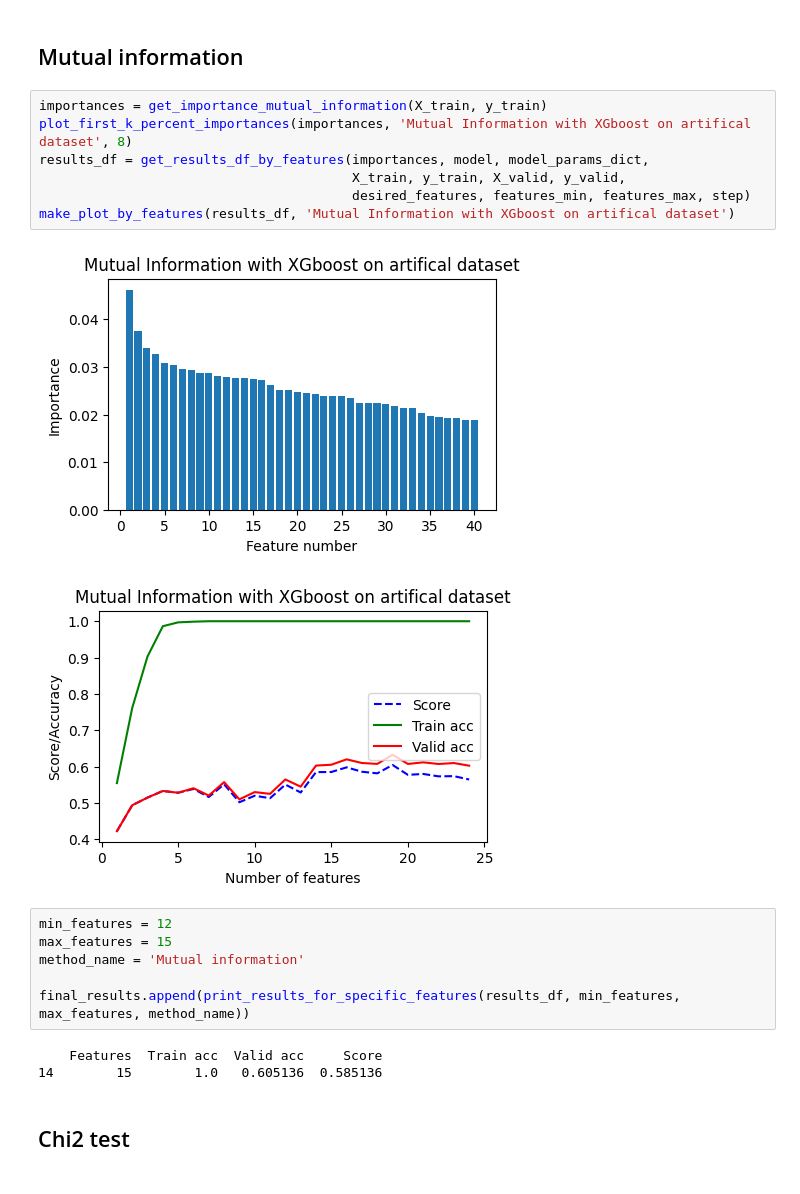
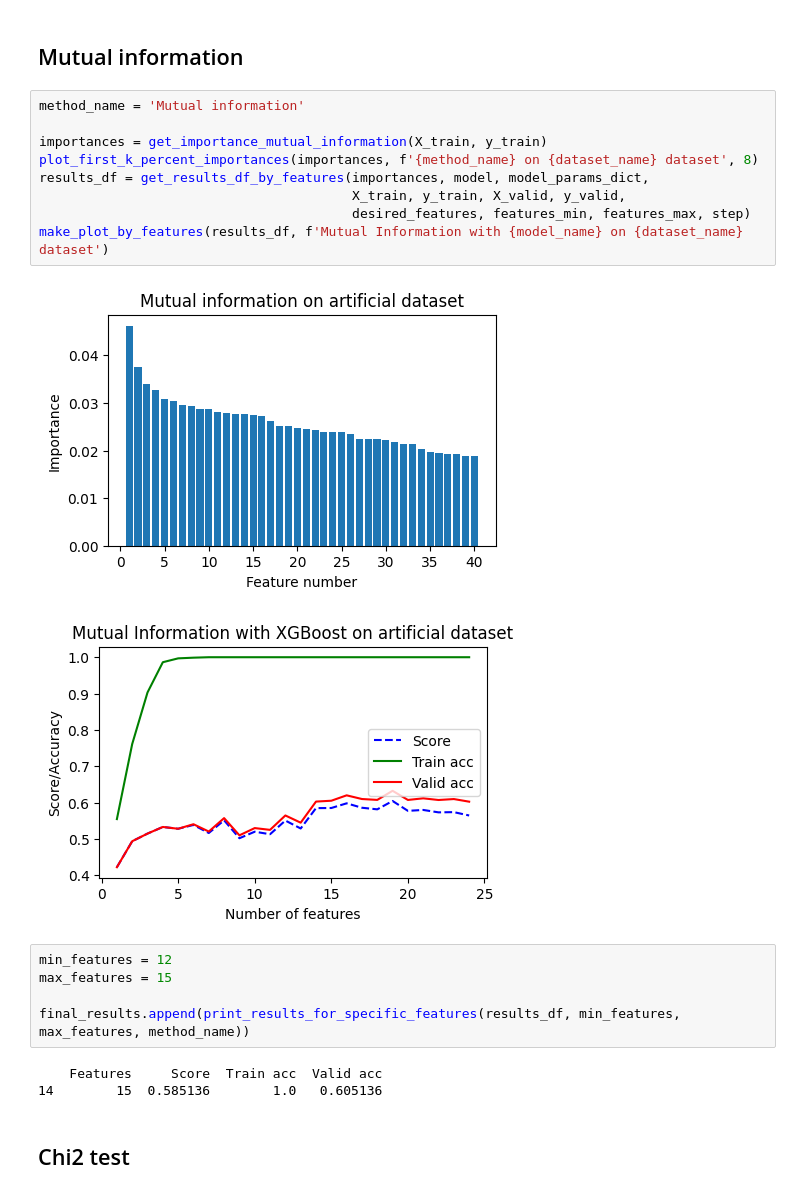
Before and after one commit to mstaczek/Feature-Selection-methods-project, a Jupyter notebook: artificial_clean.ipynb, the cells around one changed output. Drawn from its saved outputs; the diff is of its cells as text.

```diff
--- a/artificial_clean.ipynb
+++ b/artificial_clean.ipynb
@@ -163,24 +43,25 @@ final_results = []
 # %% [markdown]
 ## Mutual information
 # %%
+method_name = 'Mutual information'
+
 importances = get_importance_mutual_information(X_train, y_train)
-plot_first_k_percent_importances(importances, 'Mutual Information with XGboost on artifical dataset', 8)
+plot_first_k_percent_importances(importances, f'{method_name} on {dataset_name} dataset', 8)
 results_df = get_results_df_by_features(importances, model, model_params_dict,
                                         X_train, y_train, X_valid, y_valid,
                                         desired_features, features_min, features_max, step)
-make_plot_by_features(results_df, 'Mutual Information with XGboost on artifical dataset')
+make_plot_by_features(results_df, f'Mutual Information with {model_name} on {dataset_name} dataset')
 # %% [output]
-[figure, old version]
+[figure, new version]
-[figure, old version]
+[figure, new version]
 # %%
 min_features = 12
 max_features = 15
-method_name = 'Mutual information'
 
 final_results.append(print_results_for_specific_features(results_df, min_features, max_features, method_name))
 # %% [output]
-    Features  Train acc  Valid acc     Score
-14        15        1.0   0.605136  0.585136
+    Features     Score  Train acc  Valid acc
+14        15  0.585136        1.0   0.605136
 # %% [markdown]
 ## Chi2 test
 # %%
```
Also changed, not shown: parts of 20 cells of this notebook, 8 other files.
